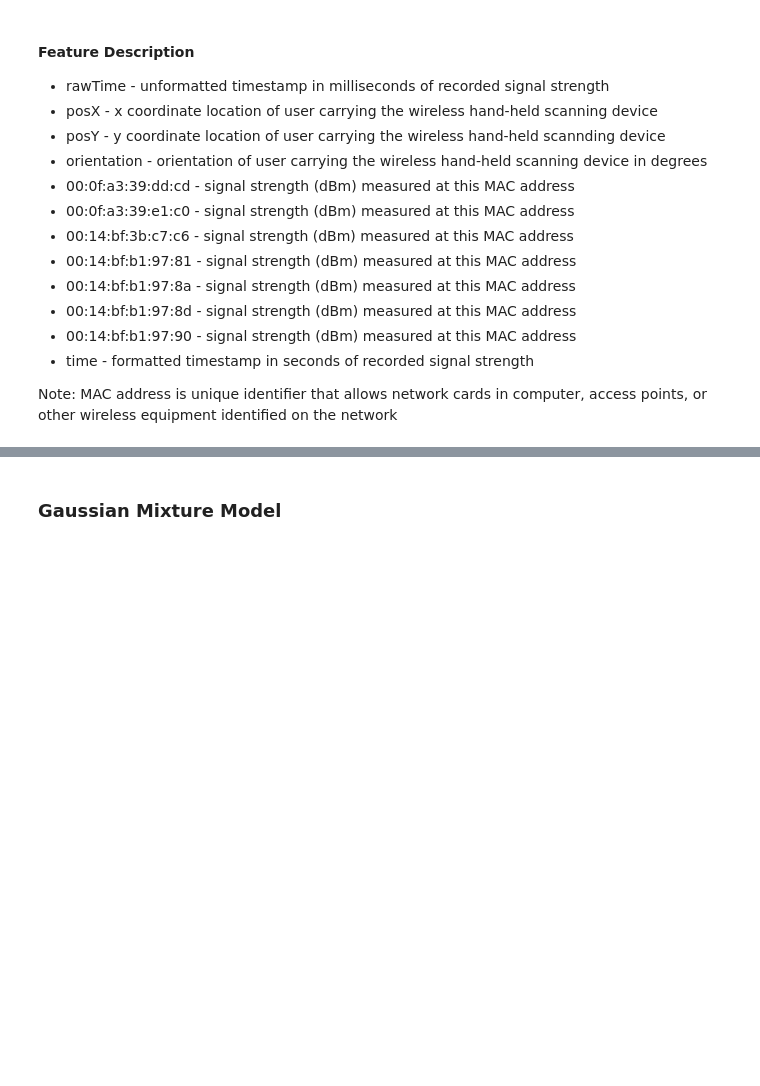
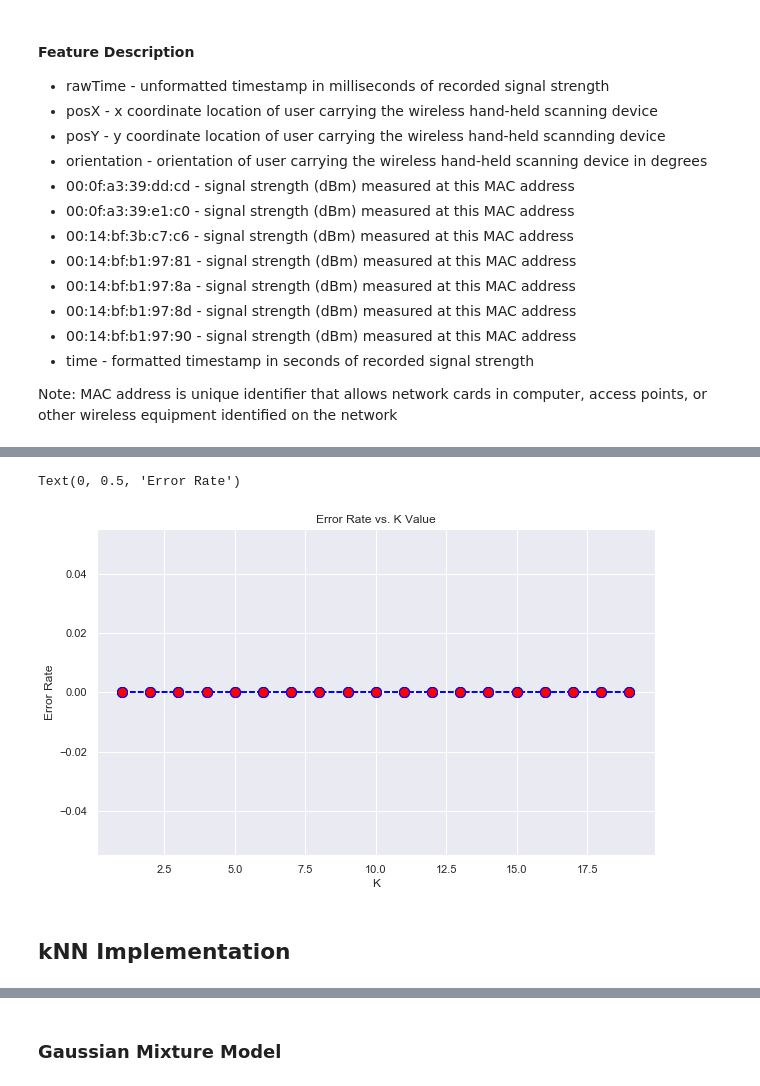
Before and after one commit to anguyen-07/Indoor-Positioning-Systems, a Jupyter notebook: QTW+CaseStudy1_IPS.ipynb, the cells around one changed output, grey strips where cells are left out. Cells and saved outputs as stored; diff of their text form; code cells hidden in the pictures; blank space fills up the shorter version.

Commit message:
Elbow Plot/Error Estimation in progress

```diff
--- a/QTW+CaseStudy1_IPS.ipynb
+++ b/QTW+CaseStudy1_IPS.ipynb
@@ -204,3 +234,30 @@ Note: MAC address is unique identifier that allows network cards in computer, ac
+# %%
+X = offline[['00:0f:a3:39:dd:cd','00:0f:a3:39:e1:c0','00:14:bf:3b:c7:c6','00:14:bf:b1:97:81','00:14:bf:b1:97:8a','00:14:bf:b1:97:8d','00:14:bf:b1:97:90','time']]
+y = offline[['posX','posY','orientation']]
+# %%
+from sklearn.model_selection import train_test_split
+X_train, X_test, y_train, y_test = train_test_split(X, y, test_size = 0.2)
+# %%
+from sklearn.neighbors import KNeighborsClassifier
+error = []
+for i in range(1,20):
+    knn = KNeighborsClassifier(n_neighbors=i)
+    knn.fit(X_train, y_train)
+    pred_i = knn.predict(X_test)
+    error.append(np.mean(pred_i != y_test))
+# %%
+import matplotlib.pyplot as plt
+
+plt.figure(figsize=(10,6))
+plt.plot(range(1,20), error, color='blue', linestyle='dashed', marker='o', markerfacecolor='red', markersize=10)
+plt.title('Error Rate vs. K Value')
+plt.xlabel('K')
+plt.ylabel('Error Rate')
+# %% [output]
+Text(0, 0.5, 'Error Rate')
+[figure, added]
+# %% [markdown]
+## kNN Implementation
 # %%
 offline
 # %% [output]
```
Also changed, not shown: parts of 15 cells of this notebook.
